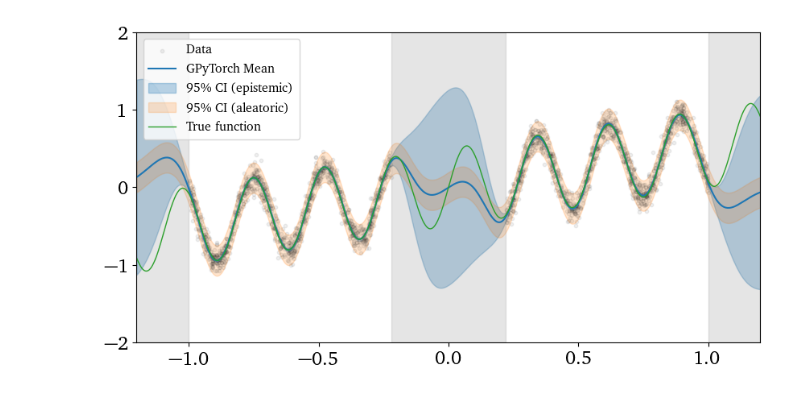
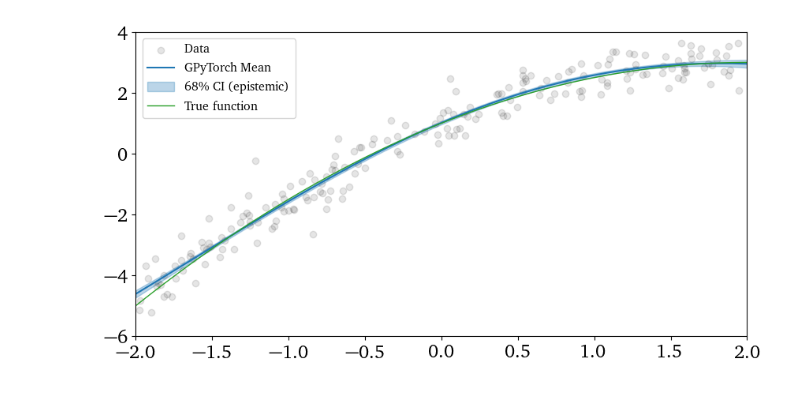
Before and after one commit to ramonpeter/UQveraiphy, a Jupyter notebook: gpytorch_toy.ipynb, the cells around one changed output. Saved outputs shown, nothing was run; the diff lists cells and outputs as text; code cells hidden in the pictures.

```diff
--- a/gpytorch_toy.ipynb
+++ b/gpytorch_toy.ipynb
@@ -42,12 +42,17 @@ def generate_data(n_samples, unc=0.2, seed=None):
     """
     if seed is not None:
         np.random.seed(seed)
-    x = np.concatenate((np.random.uniform(-1, -0.22, n_samples // 2), np.random.uniform(0.22, 1, n_samples - n_samples // 2)))
-    y = 0.5 * np.sin(23*x) + x/2
-    y_noise = y + np.random.randn(n_samples) * unc #* (x+1) + np.random.randn(n_samples) * unc/2
+    # x = np.concatenate((np.random.uniform(-1, -0.22, n_samples // 2), np.random.uniform(0.22, 1, n_samples - n_samples // 2)))
+    x = np.random.uniform(-2, 2, n_samples)
+    theta_true = np.array([1.0, 2.0, -0.5])
+    y = theta_true[0] + theta_true[1] * x + theta_true[2] * x**2
+    # y = 0.5 * np.sin(23*x) + x/2
+    y_noise = (
+        y + np.random.randn(n_samples) * unc
+    )  # * (x+1) #+ np.random.randn(n_samples) * unc/2
     return x, y_noise
 # %%
-x_np, y_np = generate_data(2000, unc=0.1, seed=42)
+x_np, y_np = generate_data(200, unc=0.5, seed=42)
 Y_STD = y_np.std()
 Y_MEAN = y_np.mean()
 y_train_scaled = (y_np - Y_MEAN) / Y_STD
@@ -59,13 +64,16 @@ class ExactGPModel(gpytorch.models.ExactGP):
     def __init__(self, train_x, train_y, likelihood):
         super().__init__(train_x, train_y, likelihood)
         self.mean_module = gpytorch.means.ConstantMean()
-        self.covar_module = gpytorch.kernels.ScaleKernel(gpytorch.kernels.RBFKernel(lengthscale_constraint=Interval(0.001, 0.1)))
+        self.covar_module = gpytorch.kernels.ScaleKernel(
+            gpytorch.kernels.RBFKernel(lengthscale_constraint=Interval(0.001, 10.0))
+        )
 
     def forward(self, x):
         mean_x = self.mean_module(x)
         covar_x = self.covar_module(x)
         return gpytorch.distributions.MultivariateNormal(mean_x, covar_x)
 
+
 # === Instantiate model and likelihood ===
 likelihood = gpytorch.likelihoods.GaussianLikelihood()
 model = ExactGPModel(x_train, y_train, likelihood)
@@ -105,38 +118,48 @@ Iter 100/100 - Loss: -0.157   lengthscale: 0.095   noise: 0.040
 # %%
 # === Evaluation ===
 model.eval()
 likelihood.eval()
 
 with torch.no_grad(), gpytorch.settings.fast_pred_var():
-    Xtest = torch.linspace(-1.2, 1.2, 2000).unsqueeze(-1)
+    Xtest = torch.linspace(-2, 2, 2000).unsqueeze(-1)
     pred_raw = model(Xtest)
     pred = likelihood(pred_raw)
     mean = pred.mean * Y_STD + Y_MEAN  # Rescale mean
     std_epi = pred_raw.variance.sqrt() * Y_STD
     std_all = pred.variance.sqrt() * Y_STD
     std_alea = torch.sqrt(std_all**2 - std_epi**2)
 
-    z = norm.ppf(0.975)  # two-sided: (1 + 0.95)/2
+    z = norm.ppf(0.84)  # two-sided: (1 + 0.95)/2
     lower = mean - z * std_epi
     upper = mean + z * std_epi
     lower_alea = mean - z * std_alea
     upper_alea = mean + z * std_alea
-    #lower, upper = pred.confidence_region()
+    # lower, upper = pred.confidence_region()
 
     # Plot
     plt.figure(figsize=(10, 5))
-    plt.scatter(x_train.numpy(), y_np, s=10, alpha=1/16, label='Data', color="k")
-    plt.plot(Xtest.numpy(), mean.numpy(), label='GPyTorch Mean')
-    plt.fill_between(Xtest.squeeze().numpy(), lower.numpy(), upper.numpy(), alpha=0.3, label=r'95\% CI (epistemic)', color="C0", zorder=-10)
-    plt.fill_between(Xtest.squeeze().numpy(), lower_alea.numpy(), upper_alea.numpy(), alpha=0.2, label=r'95\% CI (aleatoric)', color="C1", zorder=-10)
-    plt.axvspan(-0.22, 0.22, color='gray', alpha=0.2)
-    plt.axvspan(1, 1.2, color='gray', alpha=0.2)
-    plt.axvspan(-1.2, -1.0, color='gray', alpha=0.2)
-    y = 0.5 * torch.sin(23*Xtest) + Xtest/2
-    plt.plot(Xtest, y, color="C2", label='True function', linewidth=1)
-    plt.legend(fontsize=FONTSIZE-6, loc='upper left')
-    plt.ylim(-2,2)
-    plt.xlim(-1.2,1.2)
+    plt.scatter(x_train.numpy(), y_np, alpha=1 / 10, label="Data", color="k")
+    plt.plot(Xtest.numpy(), mean.numpy(), label="GPyTorch Mean")
+    plt.fill_between(
+        Xtest.squeeze().numpy(),
+        lower.numpy(),
+        upper.numpy(),
+        alpha=0.3,
+        label=r"68\% CI (epistemic)",
+        color="C0",
+        zorder=-10,
+    )
+    # plt.fill_between(Xtest.squeeze().numpy(), lower_alea.numpy(), upper_alea.numpy(), alpha=0.1, label=r'95\% CI (aleatoric)', color="C1", zorder=-10)
+    # plt.axvspan(-0.22, 0.22, color='gray', alpha=0.2)
+    # plt.axvspan(1, 1.2, color='gray', alpha=0.2)
+    # plt.axvspan(-1.2, -1.0, color='gray', alpha=0.2)
+    theta_true = np.array([1.0, 2.0, -0.5])
+    y = theta_true[0] + theta_true[1] * Xtest + theta_true[2] * Xtest**2
+    # y = 0.5 * torch.sin(23*Xtest) + Xtest/2
+    plt.plot(Xtest, y, color="C2", label="True function", linewidth=1)
+    plt.legend(fontsize=FONTSIZE - 6, loc="upper left")
+    plt.ylim(-6, 4)
+    plt.xlim(-2, 2)
     plt.show()
 # %% [output]
-[figure, old version]
+[figure, new version]
```
Also changed, not shown: parts of 1 cell of this notebook, 12 other files.
